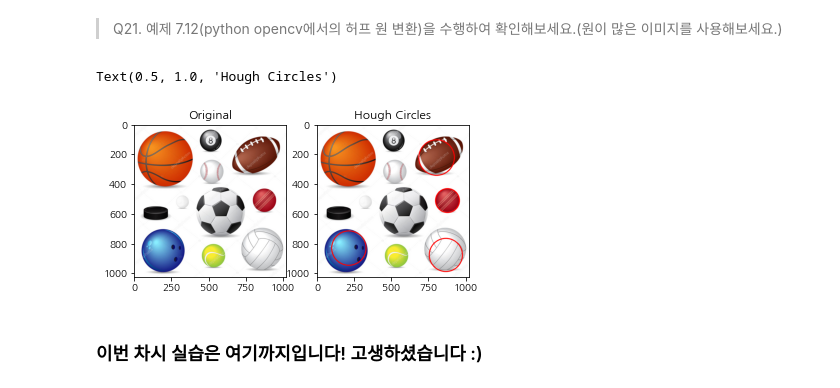
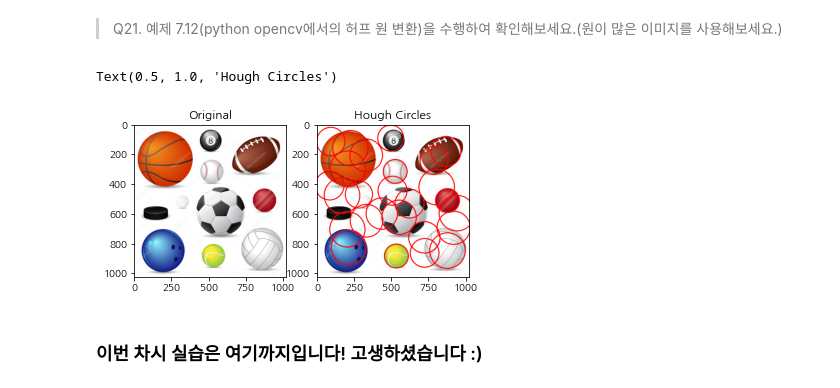
Before and after one commit to ShowMeTheCV/Changwon, a Jupyter notebook: 여섯번째 날_5월 3일까지 해보기_양창원.ipynb, the cells around one changed output. Drawn from its saved outputs; the diff is of its cells as text; code cells hidden in the pictures.

```diff
--- a/여섯번째 날_5월 3일까지 해보기_양창원.ipynb
+++ b/여섯번째 날_5월 3일까지 해보기_양창원.ipynb
@@ -529,25 +529,25 @@ for j in range(len(threshold)):
 > Q21. 예제 7.12(python opencv에서의 허프 원 변환)을 수행하여 확인해보세요.(원이 많은 이미지를 사용해보세요.)
 # %%
 import cv2
-
+import matplotlib.pyplot as plt
 src = cv2.cvtColor(cv2.imread('image/6th_day/balls.jpg'), cv2.COLOR_BGR2RGB)
 dst = src.copy()
 
 image = cv2.cvtColor(src, cv2.COLOR_RGB2GRAY)
 
-circles = cv2.HoughCircles(image, cv2.HOUGH_GRADIENT, 1, 100, param1=100, param2=35, minRadius=80, maxRadius=120)
+circles = cv2.HoughCircles(image, cv2.HOUGH_GRADIENT, 1, 100, param1=100, param2=15, minRadius=80, maxRadius=120)
 for i in circles[0]:
     cv2.circle(dst, (i[0], i[1]), int(i[2]), (255,0,0),5)
 
 plt.subplot(1,2,1)
 plt.imshow(src)
 plt.title('Original')
 
 plt.subplot(1,2,2)
 plt.imshow(dst)
 plt.title('Hough Circles')
 # %% [output]
 Text(0.5, 1.0, 'Hough Circles')
-[figure, old version]
+[figure, new version]
 # %% [markdown]
 ### 이번 차시 실습은 여기까지입니다! 고생하셨습니다 :)
```
